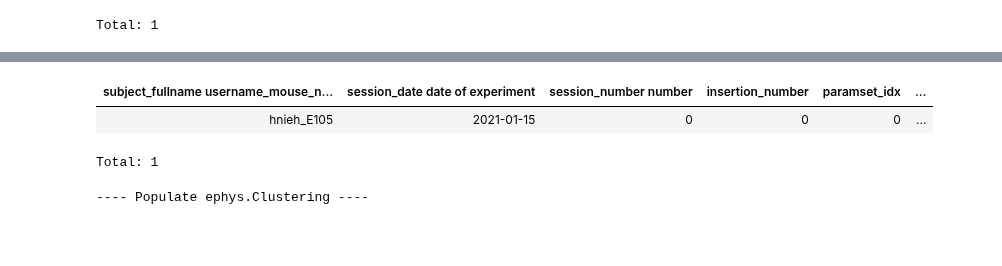
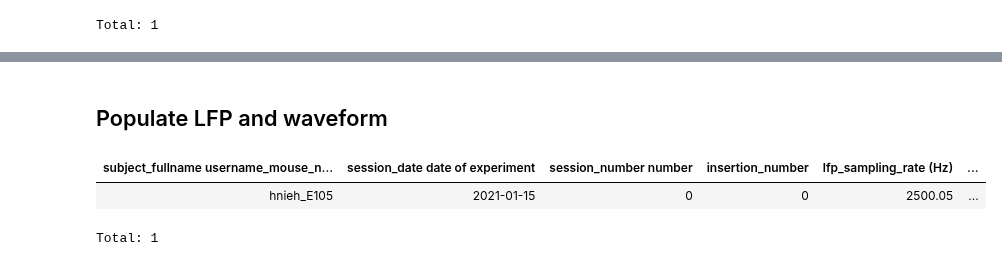
Before and after one commit to BrainCOGS/U19-pipeline-python, a Jupyter notebook: notebooks/ephys_element/ephys_element_workflow.ipynb, the cells around one changed output, grey strips where cells are left out. Cells and saved outputs as stored; diff of their text form; code cells hidden in the pictures; blank space fills up the shorter version.

```diff
--- a/notebooks/ephys_element/ephys_element_workflow.ipynb
+++ b/notebooks/ephys_element/ephys_element_workflow.ipynb
@@ -97,0 +203,2 @@ ephys_element.ClusteringTask.insert1(
+# %% [markdown]
+## Populate LFP and waveform
@@ -98,11 +207,6 @@ ephys_element.ClusteringTask.insert1(
 # %%
-ephys_element.ClusteringTask()
+ephys_element.LFP()
 # %% [output]
-| subject_fullname username_mouse_n... | session_date date of experiment | session_number number | insertion_number | paramset_idx | ... |
-| hnieh_E105 | 2021-01-15 | 0 | 0 | 0 | ... |
+| subject_fullname username_mouse_n... | session_date date of experiment | session_number number | insertion_number | lfp_sampling_rate (Hz) | ... |
+| hnieh_E105 | 2021-01-15 | 0 | 0 | 2500.05 | ... |
 Total: 1
-# %%
-print('\n---- Populate ephys.Clustering ----')
-ephys_element.Clustering.populate(**populate_settings)
-# %% [output]
----- Populate ephys.Clustering ----
```
Also changed, not shown: parts of 43 cells of this notebook.
